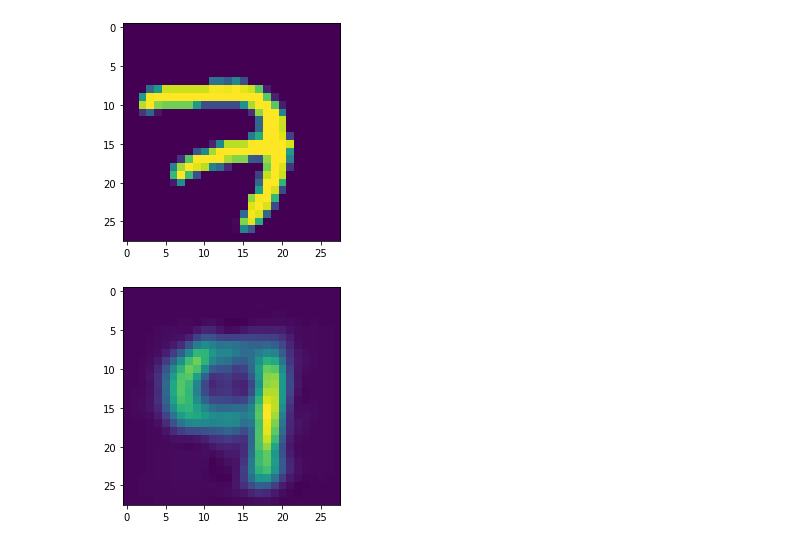
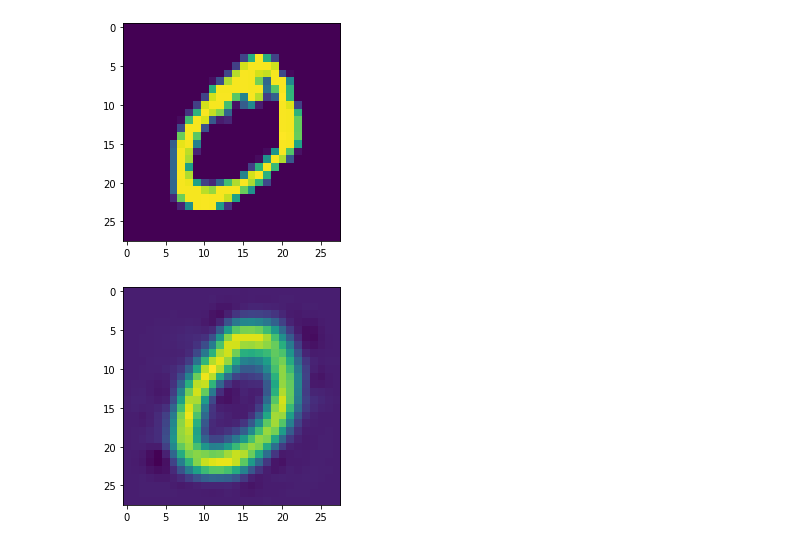
Before and after one commit to Maicon-Moreira/mnist-auto-encoder, a Jupyter notebook: main.ipynb, the cells around one changed output. Saved outputs shown, nothing was run; the diff lists cells and outputs as text; code cells hidden in the pictures.

```diff
--- a/main.ipynb
+++ b/main.ipynb
@@ -78,12 +77,12 @@ _________________________________________________________________
 # %%
-plt.imshow(xs[5000])
+plt.imshow(xs[1])
 plt.show()
 
-x = np.array([xs[5000]])
+x = np.array([xs[1]])
 plt.imshow(model.predict(x)[0])
 plt.show()
 # %% [output]
-[figure, old version]
+[figure, new version]
-[figure, old version]
+[figure, new version]
 # %%
 model.fit(xs, ys)
```
Also changed, not shown: parts of 7 cells of this notebook, 1 other file.
